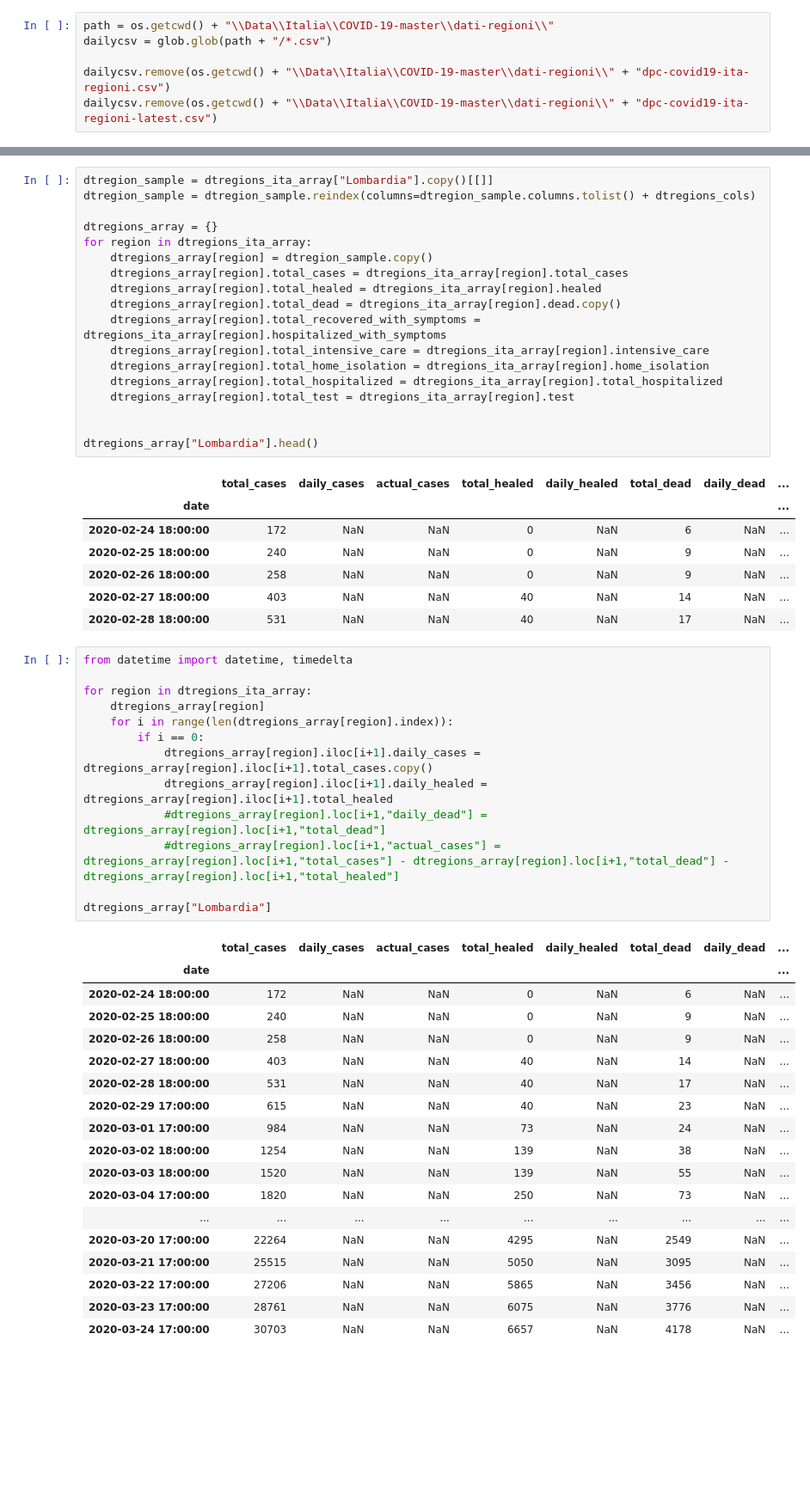
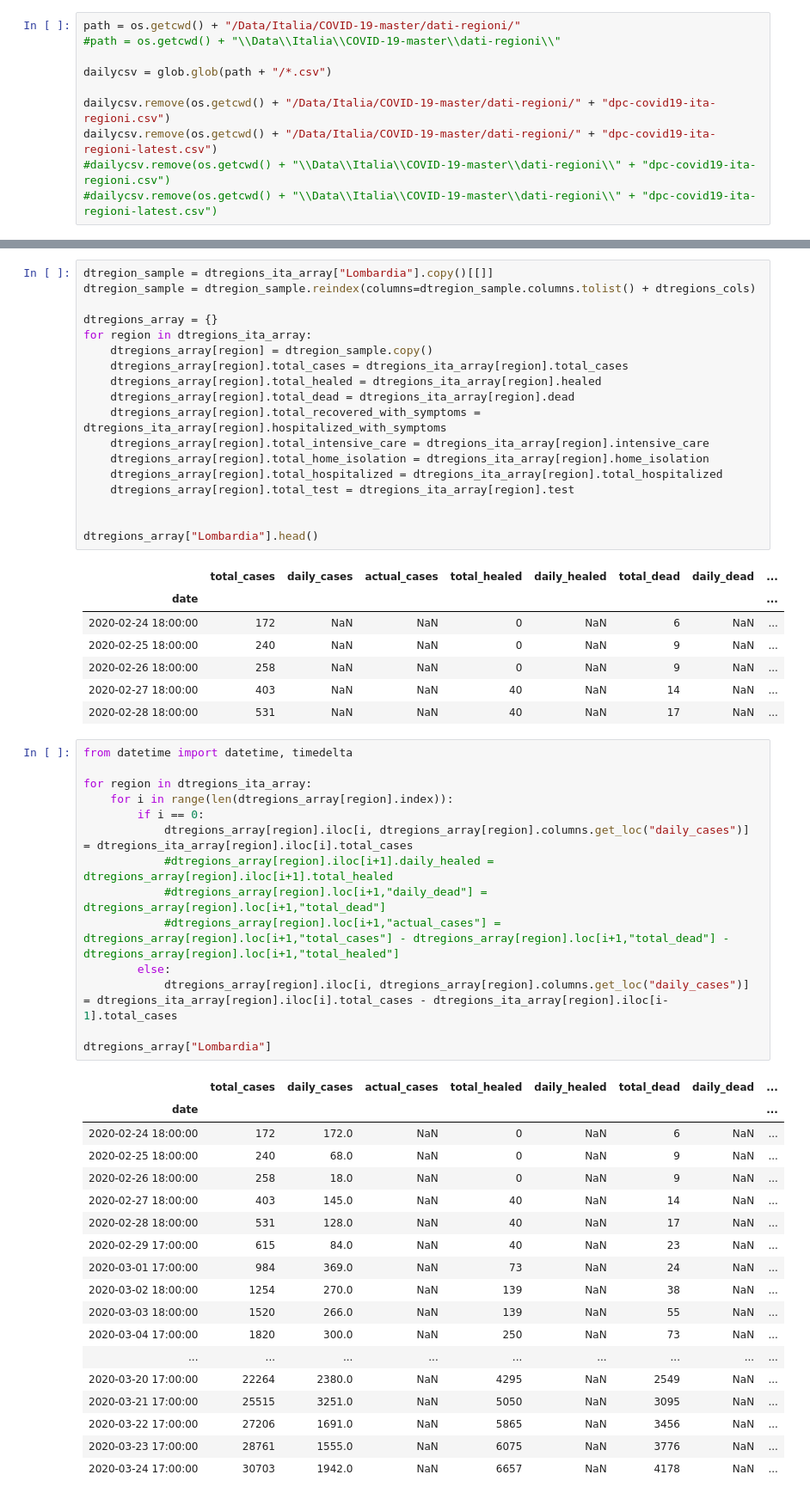
Before and after one commit to andreascaudo/datasciencebusiness, a Jupyter notebook: italy_data.ipynb, the cells around one changed output, grey strips where cells are left out. Shown: that part at 86% size. Cells and saved outputs as stored; diff of their text form; blank space fills up the shorter version.

```diff
--- a/italy_data.ipynb
+++ b/italy_data.ipynb
@@ -49,11 +49,15 @@ import pandas as pd
 import glob
 import os
 # %%
-path = os.getcwd() + "\\Data\\Italia\\COVID-19-master\\dati-regioni\\"
+path = os.getcwd() + "/Data/Italia/COVID-19-master/dati-regioni/"
+#path = os.getcwd() + "\\Data\\Italia\\COVID-19-master\\dati-regioni\\"
+
 dailycsv = glob.glob(path + "/*.csv")
 
-dailycsv.remove(os.getcwd() + "\\Data\\Italia\\COVID-19-master\\dati-regioni\\" + "dpc-covid19-ita-regioni.csv")
-dailycsv.remove(os.getcwd() + "\\Data\\Italia\\COVID-19-master\\dati-regioni\\" + "dpc-covid19-ita-regioni-latest.csv")
+dailycsv.remove(os.getcwd() + "/Data/Italia/COVID-19-master/dati-regioni/" + "dpc-covid19-ita-regioni.csv")
+dailycsv.remove(os.getcwd() + "/Data/Italia/COVID-19-master/dati-regioni/" + "dpc-covid19-ita-regioni-latest.csv")
+#dailycsv.remove(os.getcwd() + "\\Data\\Italia\\COVID-19-master\\dati-regioni\\" + "dpc-covid19-ita-regioni.csv")
+#dailycsv.remove(os.getcwd() + "\\Data\\Italia\\COVID-19-master\\dati-regioni\\" + "dpc-covid19-ita-regioni-latest.csv")
 # %%
 dtregions_ita_array = {}
 
@@ -147,7 +151,7 @@ for region in dtregions_ita_array:
     dtregions_array[region] = dtregion_sample.copy()
     dtregions_array[region].total_cases = dtregions_ita_array[region].total_cases
     dtregions_array[region].total_healed = dtregions_ita_array[region].healed
-    dtregions_array[region].total_dead = dtregions_ita_array[region].dead.copy()
+    dtregions_array[region].total_dead = dtregions_ita_array[region].dead
     dtregions_array[region].total_recovered_with_symptoms = dtregions_ita_array[region].hospitalized_with_symptoms
     dtregions_array[region].total_intensive_care = dtregions_ita_array[region].intensive_care
     dtregions_array[region].total_home_isolation = dtregions_ita_array[region].home_isolation
@@ -167,32 +171,33 @@ dtregions_array["Lombardia"].head()
 # %%
 from datetime import datetime, timedelta
 
 for region in dtregions_ita_array:
-    dtregions_array[region]
     for i in range(len(dtregions_array[region].index)):
         if i == 0:
-            dtregions_array[region].iloc[i+1].daily_cases = dtregions_array[region].iloc[i+1].total_cases.copy()
-            dtregions_array[region].iloc[i+1].daily_healed = dtregions_array[region].iloc[i+1].total_healed
+            dtregions_array[region].iloc[i, dtregions_array[region].columns.get_loc("daily_cases")] = dtregions_ita_array[region].iloc[i].total_cases
+            #dtregions_array[region].iloc[i+1].daily_healed = dtregions_array[region].iloc[i+1].total_healed
             #dtregions_array[region].loc[i+1,"daily_dead"] = dtregions_array[region].loc[i+1,"total_dead"]
             #dtregions_array[region].loc[i+1,"actual_cases"] = dtregions_array[region].loc[i+1,"total_cases"] - dtregions_array[region].loc[i+1,"total_dead"] - dtregions_array[region].loc[i+1,"total_healed"]
+        else:
+            dtregions_array[region].iloc[i, dtregions_array[region].columns.get_loc("daily_cases")] = dtregions_ita_array[region].iloc[i].total_cases - dtregions_ita_array[region].iloc[i-1].total_cases
 
 dtregions_array["Lombardia"]
 # %% [output]
 |  | total_cases | daily_cases | actual_cases | total_healed | daily_healed | total_dead | daily_dead | ... |
 | date |  |  |  |  |  |  |  | ... |
-| 2020-02-24 18:00:00 | 172 | NaN | NaN | 0 | NaN | 6 | NaN | ... |
-| 2020-02-25 18:00:00 | 240 | NaN | NaN | 0 | NaN | 9 | NaN | ... |
-| 2020-02-26 18:00:00 | 258 | NaN | NaN | 0 | NaN | 9 | NaN | ... |
-| 2020-02-27 18:00:00 | 403 | NaN | NaN | 40 | NaN | 14 | NaN | ... |
-| 2020-02-28 18:00:00 | 531 | NaN | NaN | 40 | NaN | 17 | NaN | ... |
-| 2020-02-29 17:00:00 | 615 | NaN | NaN | 40 | NaN | 23 | NaN | ... |
-| 2020-03-01 17:00:00 | 984 | NaN | NaN | 73 | NaN | 24 | NaN | ... |
-| 2020-03-02 18:00:00 | 1254 | NaN | NaN | 139 | NaN | 38 | NaN | ... |
-| 2020-03-03 18:00:00 | 1520 | NaN | NaN | 139 | NaN | 55 | NaN | ... |
-| 2020-03-04 17:00:00 | 1820 | NaN | NaN | 250 | NaN | 73 | NaN | ... |
+| 2020-02-24 18:00:00 | 172 | 172.0 | NaN | 0 | NaN | 6 | NaN | ... |
+| 2020-02-25 18:00:00 | 240 | 68.0 | NaN | 0 | NaN | 9 | NaN | ... |
+| 2020-02-26 18:00:00 | 258 | 18.0 | NaN | 0 | NaN | 9 | NaN | ... |
+| 2020-02-27 18:00:00 | 403 | 145.0 | NaN | 40 | NaN | 14 | NaN | ... |
+| 2020-02-28 18:00:00 | 531 | 128.0 | NaN | 40 | NaN | 17 | NaN | ... |
+| 2020-02-29 17:00:00 | 615 | 84.0 | NaN | 40 | NaN | 23 | NaN | ... |
+| 2020-03-01 17:00:00 | 984 | 369.0 | NaN | 73 | NaN | 24 | NaN | ... |
+| 2020-03-02 18:00:00 | 1254 | 270.0 | NaN | 139 | NaN | 38 | NaN | ... |
+| 2020-03-03 18:00:00 | 1520 | 266.0 | NaN | 139 | NaN | 55 | NaN | ... |
+| 2020-03-04 17:00:00 | 1820 | 300.0 | NaN | 250 | NaN | 73 | NaN | ... |
 | ... | ... | ... | ... | ... | ... | ... | ... | ... |
-| 2020-03-20 17:00:00 | 22264 | NaN | NaN | 4295 | NaN | 2549 | NaN | ... |
-| 2020-03-21 17:00:00 | 25515 | NaN | NaN | 5050 | NaN | 3095 | NaN | ... |
-| 2020-03-22 17:00:00 | 27206 | NaN | NaN | 5865 | NaN | 3456 | NaN | ... |
-| 2020-03-23 17:00:00 | 28761 | NaN | NaN | 6075 | NaN | 3776 | NaN | ... |
-| 2020-03-24 17:00:00 | 30703 | NaN | NaN | 6657 | NaN | 4178 | NaN | ... |
+| 2020-03-20 17:00:00 | 22264 | 2380.0 | NaN | 4295 | NaN | 2549 | NaN | ... |
+| 2020-03-21 17:00:00 | 25515 | 3251.0 | NaN | 5050 | NaN | 3095 | NaN | ... |
+| 2020-03-22 17:00:00 | 27206 | 1691.0 | NaN | 5865 | NaN | 3456 | NaN | ... |
+| 2020-03-23 17:00:00 | 28761 | 1555.0 | NaN | 6075 | NaN | 3776 | NaN | ... |
+| 2020-03-24 17:00:00 | 30703 | 1942.0 | NaN | 6657 | NaN | 4178 | NaN | ... |
```
Also changed, not shown: parts of 1 cell of this notebook, 2 other files.
